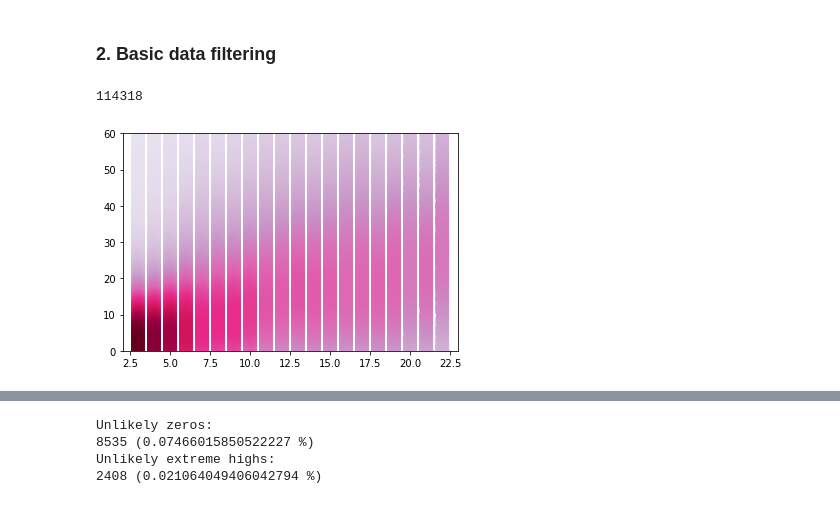
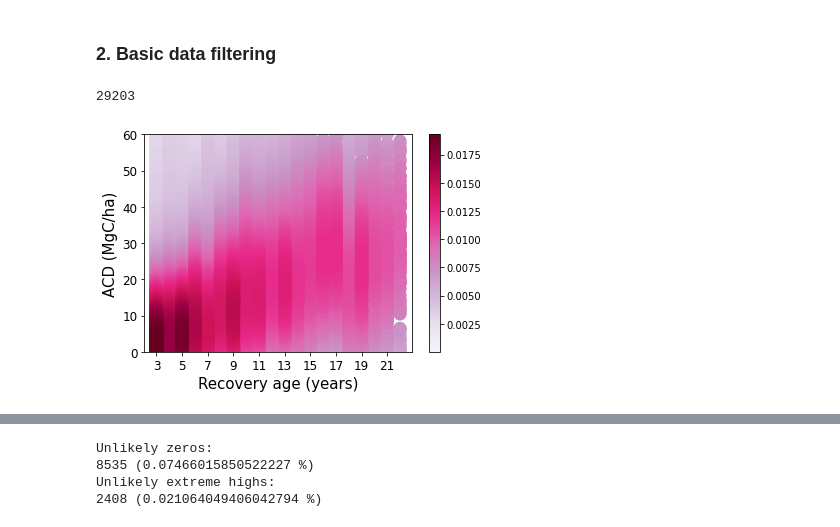
Before and after one commit to ameliaholcomb/biomass-recovery, a Jupyter notebook: notebooks/exploratory/26-ah2174-gedi-recovery-analysis.ipynb, the cells around one changed output, grey strips where cells are left out. Saved outputs shown, nothing was run; the diff lists cells and outputs as text; code cells hidden in the pictures.

```diff
--- a/notebooks/exploratory/26-ah2174-gedi-recovery-analysis.ipynb
+++ b/notebooks/exploratory/26-ah2174-gedi-recovery-analysis.ipynb
@@ -23,7 +24,7 @@ import hvplot.pandas        # Necessary for calling .hvplot on a geodatafame
 # %% [markdown]
 ### 1. Read in data
 # %%
-df = pd.read_feather('/maps/forecol/data/Overlays/monte_carlo/results/std1/master_summary.feather')
+df = pd.read_feather('/maps/forecol/data/Overlays/monte_carlo_no_spatial_autocorr/results/std1/master_summary.feather')
 
 l4a_data = df
 l4a_data['agcd'] = l4a_data.agbd * 0.47
@@ -39,33 +40,38 @@ qg = quality_gedi
 n = len(qg)
 print(n)
 # sample = np.random.choice(n, size=int(n/5), replace=False)
 # x = qg.recovery_period.iloc[sample].values
 # y = qg.agbd.iloc[sample].values
 
 x = qg.recovery_period.values
 y = qg.agcd.values
 
 # Calculate the point density distribution per age group
 ages = np.unique(x)
 z = np.zeros(y.shape)
 for i in ages:
     z[x == i] = gaussian_kde(y[x == i])(y[x == i])
 
 
 # Sort the points by density, so that the densest points are plotted last
 idx = z.argsort()
 x, y, z = x[idx], y[idx], z[idx]
 
 # limit to only the points with high enough density
 # x = x[z > 0.005]
 # y = y[z > 0.005]
 # z = z[z > 0.005]
 
 fig, ax = plt.subplots()
-ax.scatter(x, y, c=z, s=150, cmap='PuRd')
+im = ax.scatter(x, y, c=z, s=150, cmap='PuRd')
 ax.set_ylim([0,60])
+ax.set_xticks(ages[::2])
+ax.tick_params(axis='both', which='major', labelsize=12)
+ax.set_xlabel("Recovery age (years)", size=15)
+ax.set_ylabel("ACD (MgC/ha)", size=15)
+plt.colorbar(im)
 
 plt.show()
 # %% [output]
-114318
+29203
-[figure, old version]
+[figure, new version]
```
Also changed, not shown: parts of 12 cells of this notebook.
